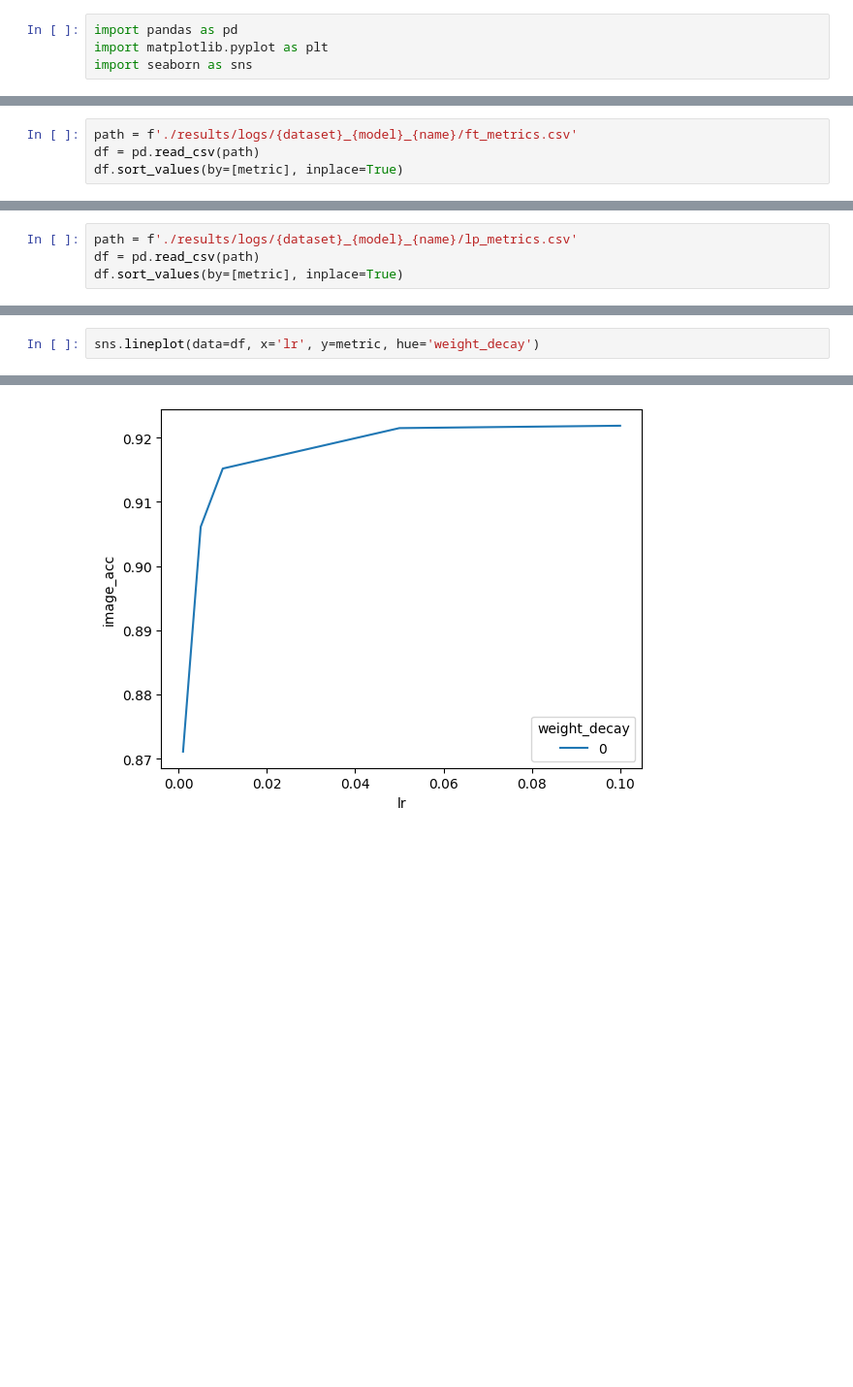
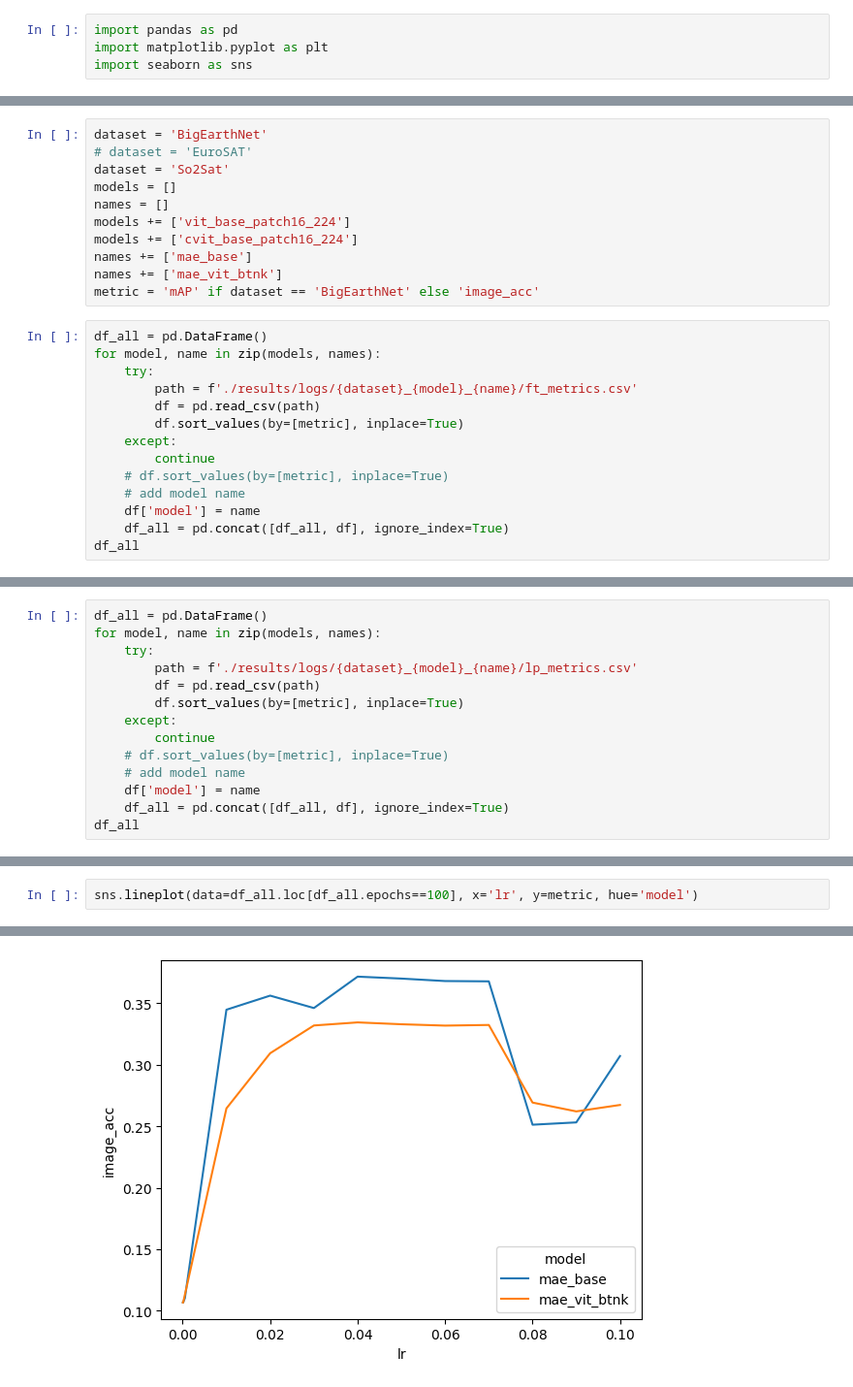
Before and after one commit to uiuctml/GeospatialFM, a Jupyter notebook: collect_results.ipynb, the cells around one changed output, grey strips where cells are left out. Shown at 97% size. Drawn from its saved outputs; the diff is of its cells as text; blank space fills up the shorter version.

```diff
--- a/collect_results.ipynb
+++ b/collect_results.ipynb
@@ -16,4 +5,25 @@ metric = 'mAP' if dataset == 'BigEarthNet' else 'image_acc'
+# %%
+dataset = 'BigEarthNet'
+# dataset = 'EuroSAT'
+dataset = 'So2Sat'
+models = []
+names = []
+models += ['vit_base_patch16_224']
+models += ['cvit_base_patch16_224']
+names += ['mae_base']
+names += ['mae_vit_btnk']
+metric = 'mAP' if dataset == 'BigEarthNet' else 'image_acc'
 # %%
-path = f'./results/logs/{dataset}_{model}_{name}/ft_metrics.csv'
-df = pd.read_csv(path)
-df.sort_values(by=[metric], inplace=True)
+df_all = pd.DataFrame()
+for model, name in zip(models, names):
+    try:
+        path = f'./results/logs/{dataset}_{model}_{name}/ft_metrics.csv'
+        df = pd.read_csv(path)
+        df.sort_values(by=[metric], inplace=True)
+    except:
+        continue
+    # df.sort_values(by=[metric], inplace=True)
+    # add model name
+    df['model'] = name
+    df_all = pd.concat([df_all, df], ignore_index=True)
+df_all
@@ -40,4 +52,14 @@ plt.xscale('log')
 # %%
-path = f'./results/logs/{dataset}_{model}_{name}/lp_metrics.csv'
-df = pd.read_csv(path)
-df.sort_values(by=[metric], inplace=True)
+df_all = pd.DataFrame()
+for model, name in zip(models, names):
+    try:
+        path = f'./results/logs/{dataset}_{model}_{name}/lp_metrics.csv'
+        df = pd.read_csv(path)
+        df.sort_values(by=[metric], inplace=True)
+    except:
+        continue
+    # df.sort_values(by=[metric], inplace=True)
+    # add model name
+    df['model'] = name
+    df_all = pd.concat([df_all, df], ignore_index=True)
+df_all
@@ -53,5 +84,5 @@ df
 # %%
-sns.lineplot(data=df, x='lr', y=metric, hue='weight_decay')
+sns.lineplot(data=df_all.loc[df_all.epochs==100], x='lr', y=metric, hue='model')
 # %% [output]
 <Axes: xlabel='lr', ylabel='image_acc'>
-[figure, old version]
+[figure, new version]
```
Also changed, not shown: parts of 6 cells of this notebook, 10 other files.
